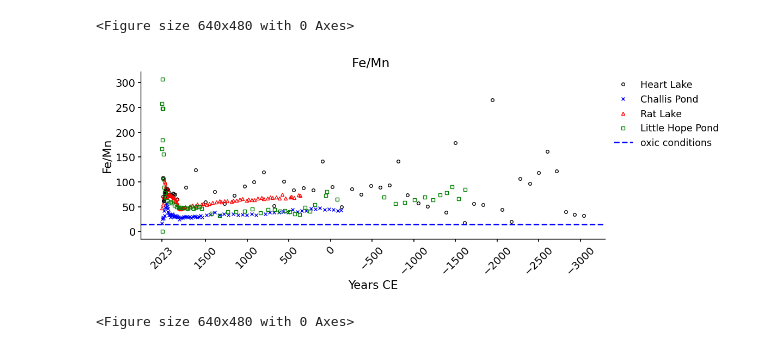
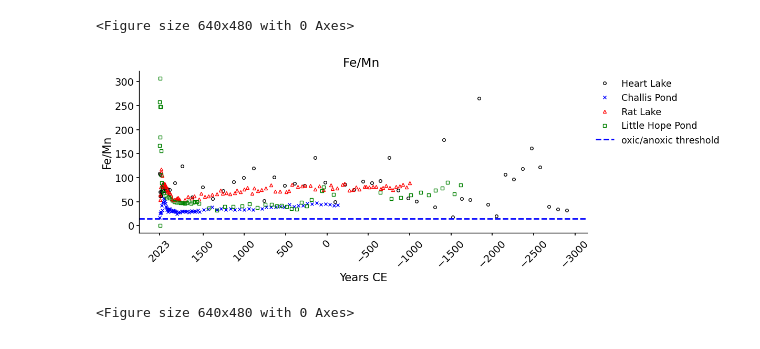
Before and after one commit to Shooleralbany/-home11-grad-2021-sh236571, a Jupyter notebook: Fe_Mn_Plots.ipynb, the cells around one changed output. Drawn from its saved outputs; the diff is of its cells as text; code cells hidden in the pictures.

```diff
--- a/Fe_Mn_Plots.ipynb
+++ b/Fe_Mn_Plots.ipynb
@@ -239,9 +239,9 @@ import matplotlib.pyplot as plt
 data_dir = '/content/drive/MyDrive/Time Series'
 
 # Load all datasets
-data_heart = pd.read_csv(data_dir + '/Heart.txt', sep='\t')
-data_challis = pd.read_csv(data_dir + '/Challis.txt', sep='\t')
-data_rat = pd.read_csv(data_dir + '/Rat.txt', sep='\t')
+data_heart = pd.read_csv(data_dir + '/Heartupdated.txt', sep='\t')
+data_challis = pd.read_csv(data_dir + '/Challisupdated.txt', sep='\t')
+data_rat = pd.read_csv(data_dir + '/Ratupdated.txt', sep='\t')
 data_littlehope = pd.read_csv(data_dir + '/LittleHope.txt', sep='\t')
 
 # Extract the desired data columns from each dataset
@@ -261,33 +261,33 @@ values_littlehope = data_littlehope['FeMn'].tolist()
 plt.figure(figsize=(11, 4))
 
 # Plot data from all datasets on the same graph
 plt.plot(dates_heart, values_heart, marker='o', color='black', linestyle='', markerfacecolor='none', markersize=4, label='Heart Lake')
 plt.plot(dates_challis, values_challis, marker='x', color='blue', linestyle='', markerfacecolor='none', markersize=4, label='Challis Pond')
 plt.plot(dates_rat, values_rat, marker='^', color='red', linestyle='', markerfacecolor='none', markersize=4, label='Rat Lake')
 plt.plot(dates_littlehope, values_littlehope, marker='s', color='green', linestyle='', markerfacecolor='none', markersize=4, label='Little Hope Pond')
 
 # Customizations
 plt.xlabel('Years CE')
 plt.ylabel('Fe/Mn')
 plt.title('Fe/Mn ')
 plt.grid(False)
 plt.legend()
 
 # Define x-axis limits and ticks based on the ranges you want
 selected_ticks = [2023, 1500, 1000, 500, 0, -500, -1000, -1500, -2000, -2500, -3000]
 plt.xticks(selected_ticks, rotation=45)
 
 # Highlight a specific y-value
 specific_y_value = 15
-plt.axhline(y=specific_y_value, color='b', linestyle='--', label='oxic conditions')
+plt.axhline(y=specific_y_value, color='b', linestyle='--', label='oxic/anoxic threshold')
 plt.legend()
 
 plt.gca().invert_xaxis()
 plt.legend(loc='upper left', bbox_to_anchor=(1, 1))
 
 
 plt.show()
 plt.savefig('Combined_Fe:Mn.png')
 # %% [output]
-[figure, old version]
+[figure, new version]
 <Figure size 640x480 with 0 Axes>
```
Also changed, not shown: parts of 5 cells of this notebook.
